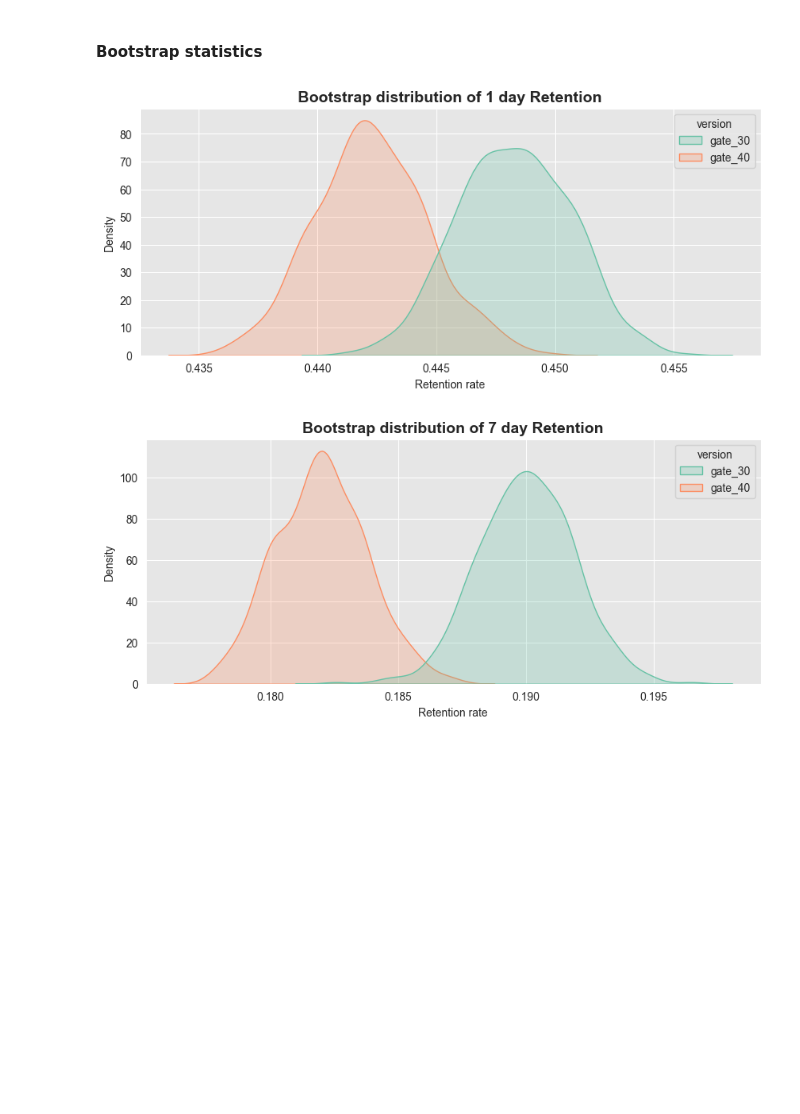
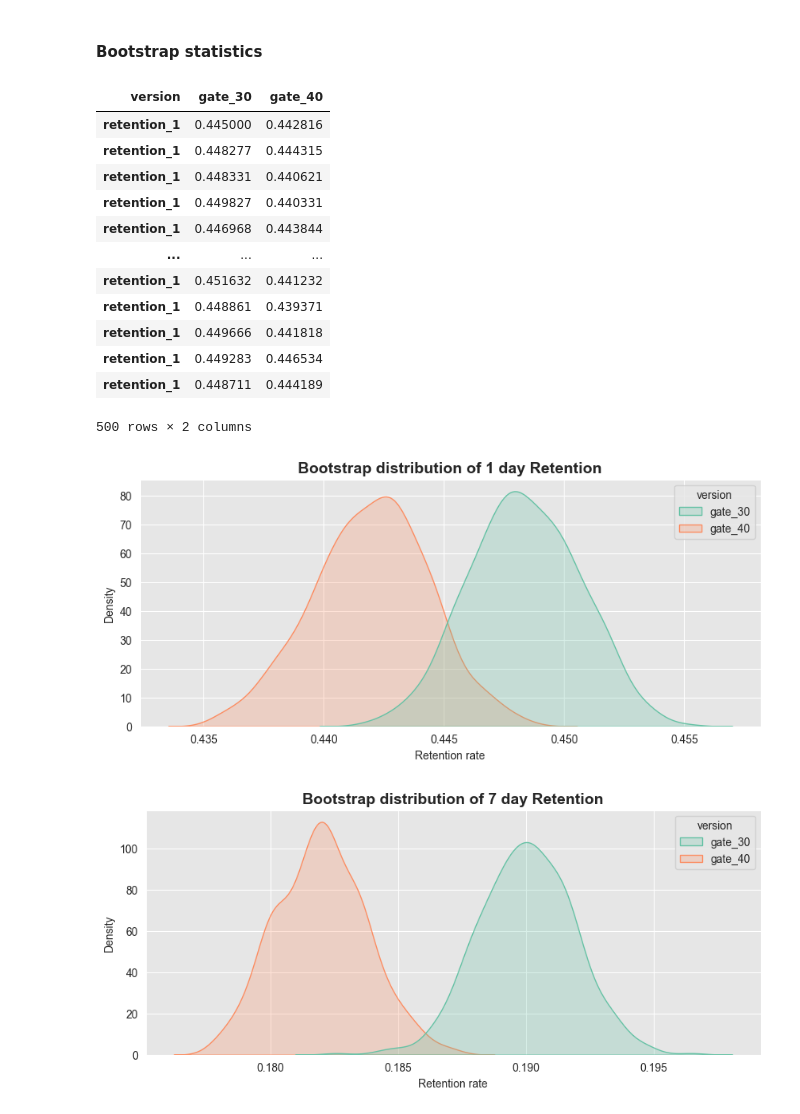
Before and after one commit to ShariYo/Modul2_Sprint2, a Jupyter notebook: project/cookiecats.ipynb, the cells around one changed output. Saved outputs shown, nothing was run; the diff lists cells and outputs as text; code cells hidden in the pictures; blank space fills up the shorter version.

```diff
--- a/project/cookiecats.ipynb
+++ b/project/cookiecats.ipynb
@@ -120,19 +150,33 @@ def bootstrap(df, contr_test_param, metric, iters=500):
 # %%
 ret_1_boot = bootstrap(df=cookie_cats, contr_test_param="version", metric="retention_1")
 plt.figure(figsize=(10, 4))
 sns.set_style("darkgrid", {"axes.facecolor":".9"})
 sns.kdeplot(data=ret_1_boot, fill=True, palette="Set2")
 plt.xlabel("Retention rate")
 plt.title(
     "Bootstrap distribution of 1 day Retention",
     fontsize=14,
     fontweight="bold",
     ha="center"
 )
 
-plt.show()
+# plt.show()
+ret_1_boot
 # %% [output]
+| version | gate_30 | gate_40 |
+| retention_1 | 0.445000 | 0.442816 |
+| retention_1 | 0.448277 | 0.444315 |
+| retention_1 | 0.448331 | 0.440621 |
+| retention_1 | 0.449827 | 0.440331 |
+| retention_1 | 0.446968 | 0.443844 |
+| ... | ... | ... |
+| retention_1 | 0.451632 | 0.441232 |
+| retention_1 | 0.448861 | 0.439371 |
+| retention_1 | 0.449666 | 0.441818 |
+| retention_1 | 0.449283 | 0.446534 |
+| retention_1 | 0.448711 | 0.444189 |
+500 rows × 2 columns
-[figure, old version]
+[figure, new version]
 # %%
 ret_7_boot = bootstrap(df=cookie_cats, contr_test_param="version", metric="retention_7")
 plt.figure(figsize=(10, 4))
```
Also changed, not shown: parts of 6 cells of this notebook.
